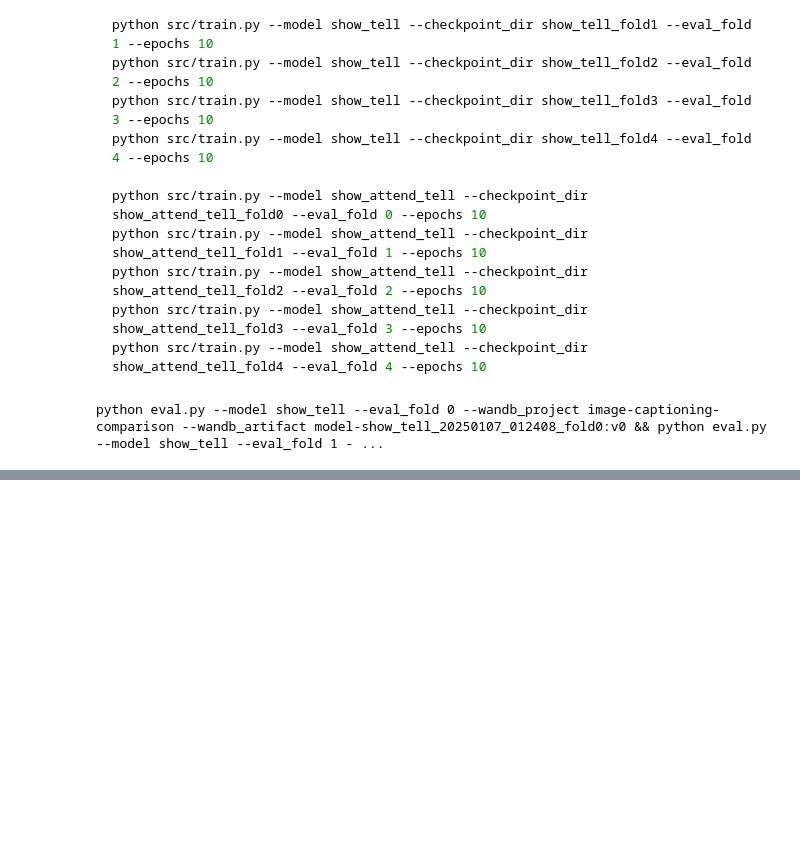
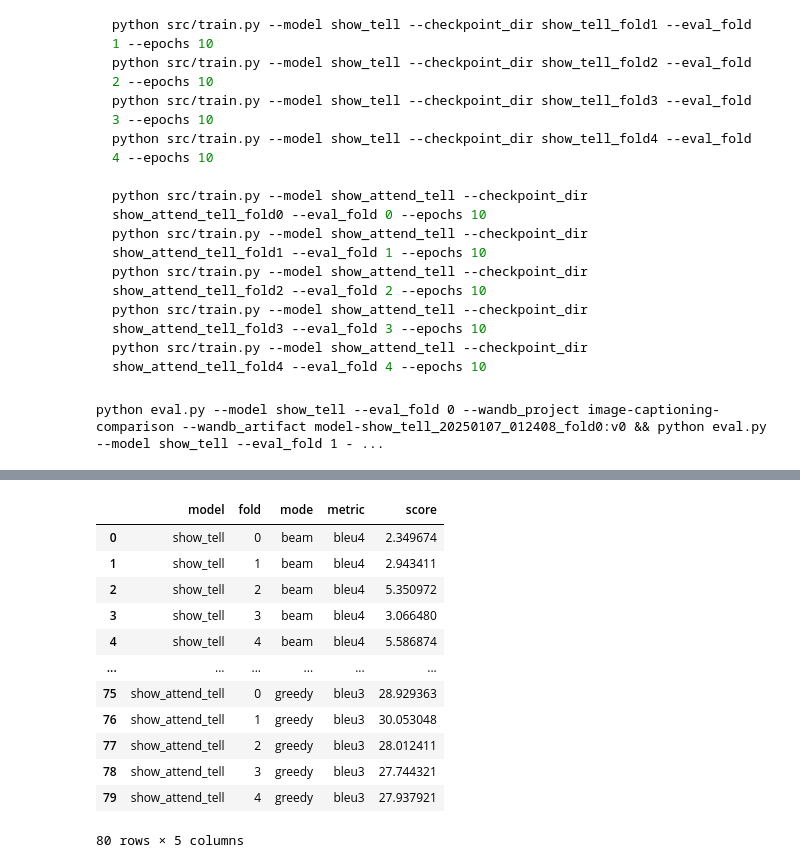
Before and after one commit to florinbarbisch/vdl, a Jupyter notebook: notebook.ipynb, the cells around one changed output, grey strips where cells are left out. Drawn from its saved outputs; the diff is of its cells as text; code cells hidden in the pictures; blank space fills up the shorter version.

```diff
--- a/notebook.ipynb
+++ b/notebook.ipynb
@@ -104,0 +128,41 @@ True
+# %%
+
+# Identify beam and greedy columns
+beam_cols = [col for col in final_logs_df.columns if col.startswith('beam_')]
+greedy_cols = [col for col in final_logs_df.columns if col.startswith('greedy_')]
+
+# Create separate dataframes for beam and greedy metrics
+beam_df = final_logs_df[['model', 'fold'] + beam_cols].copy()
+greedy_df = final_logs_df[['model', 'fold'] + greedy_cols].copy()
+
+# Rename columns to remove prefixes
+beam_df.columns = ['model', 'fold'] + [col.replace('beam_', '') for col in beam_cols]
+greedy_df.columns = ['model', 'fold'] + [col.replace('greedy_', '') for col in greedy_cols]
+
+# Add mode column
+beam_df['mode'] = 'beam'
+greedy_df['mode'] = 'greedy'
+
+# Combine and melt the dataframes
+final_melted_df = pd.concat([beam_df, greedy_df])
+final_melted_df = final_melted_df.melt(
+    id_vars=['model', 'fold', 'mode'],
+    var_name='metric',
+    value_name='score'
+)
+
+final_melted_df
+# %% [output]
+|  | model | fold | mode | metric | score |
+| 0 | show_tell | 0 | beam | bleu4 | 2.349674 |
+| 1 | show_tell | 1 | beam | bleu4 | 2.943411 |
+| 2 | show_tell | 2 | beam | bleu4 | 5.350972 |
+| 3 | show_tell | 3 | beam | bleu4 | 3.066480 |
+| 4 | show_tell | 4 | beam | bleu4 | 5.586874 |
+| ... | ... | ... | ... | ... | ... |
+| 75 | show_attend_tell | 0 | greedy | bleu3 | 28.929363 |
+| 76 | show_attend_tell | 1 | greedy | bleu3 | 30.053048 |
+| 77 | show_attend_tell | 2 | greedy | bleu3 | 28.012411 |
+| 78 | show_attend_tell | 3 | greedy | bleu3 | 27.744321 |
+| 79 | show_attend_tell | 4 | greedy | bleu3 | 27.937921 |
+80 rows × 5 columns
```
Also changed, not shown: parts of 5 cells of this notebook.
